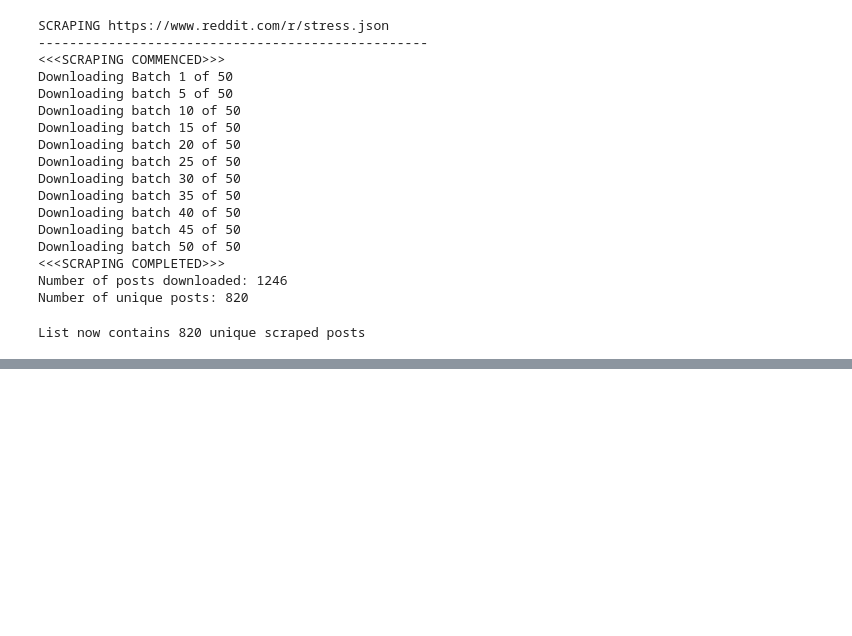
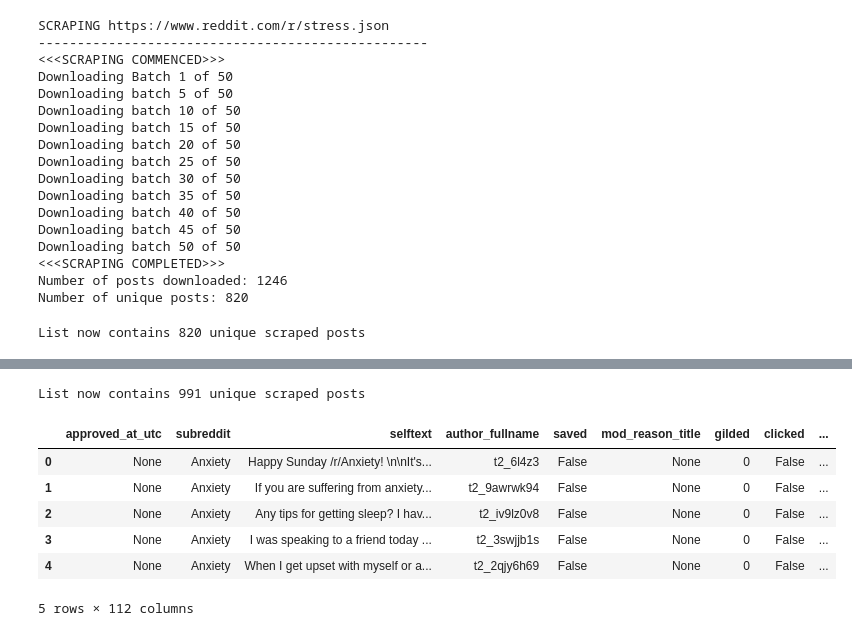
Before and after one commit to IamStarLord/702-stress-detection, a Jupyter notebook: Data Scraping.ipynb, the cells around one changed output, grey strips where cells are left out. Saved outputs shown, nothing was run; the diff lists cells and outputs as text; code cells hidden in the pictures; blank space fills up the shorter version.

```diff
--- a/Data Scraping.ipynb
+++ b/Data Scraping.ipynb
@@ -316,0 +307,17 @@ stress.head()
+# %%
+anxiety_scraped_unique = []
+create_unique_list(anxiety_scraped, anxiety_scraped_unique)
+# %% [output]
+List now contains 991 unique scraped posts
+# %%
+anxiety = pd.DataFrame(anxiety_scraped_unique)
+anxiety["is_stress"] = 1
+anxiety.head()
+# %% [output]
+|  | approved_at_utc | subreddit | selftext | author_fullname | saved | mod_reason_title | gilded | clicked | ... |
+| 0 | None | Anxiety | Happy Sunday /r/Anxiety! \n\nIt's... | t2_6l4z3 | False | None | 0 | False | ... |
+| 1 | None | Anxiety | If you are suffering from anxiety... | t2_9awrwk94 | False | None | 0 | False | ... |
+| 2 | None | Anxiety | Any tips for getting sleep? I hav... | t2_iv9lz0v8 | False | None | 0 | False | ... |
+| 3 | None | Anxiety | I was speaking to a friend today ... | t2_3swjjb1s | False | None | 0 | False | ... |
+| 4 | None | Anxiety | When I get upset with myself or a... | t2_2qjy6h69 | False | None | 0 | False | ... |
+5 rows × 112 columns
```
Also changed, not shown: parts of 28 cells of this notebook, 7 other files.
